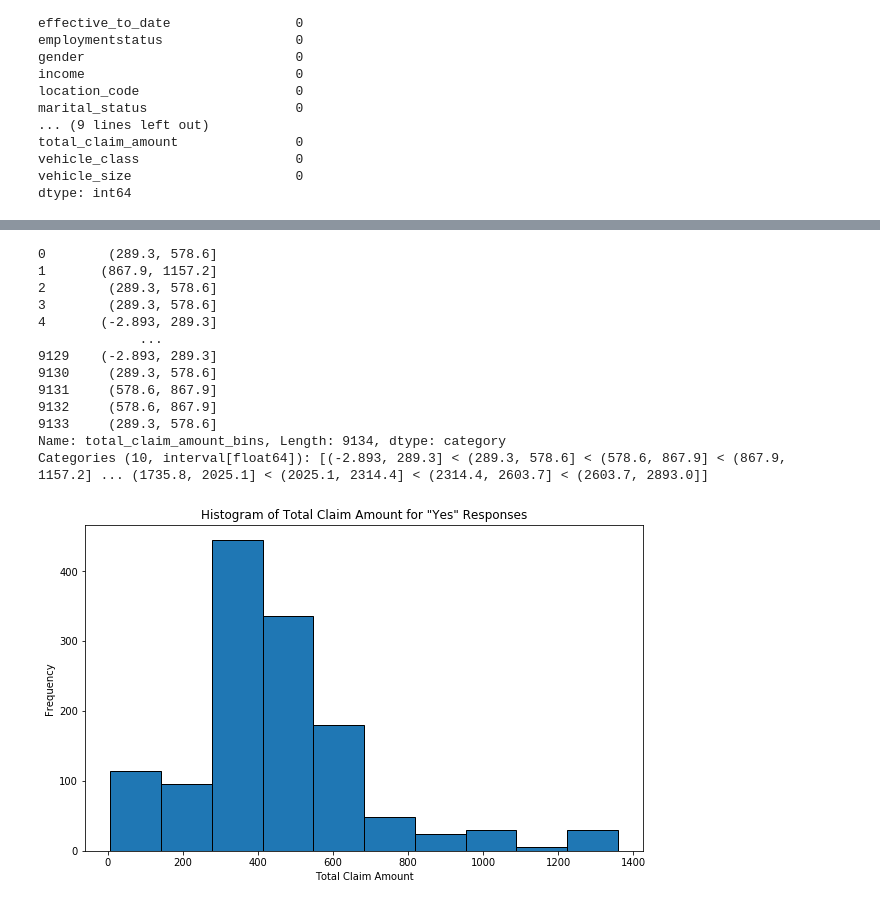
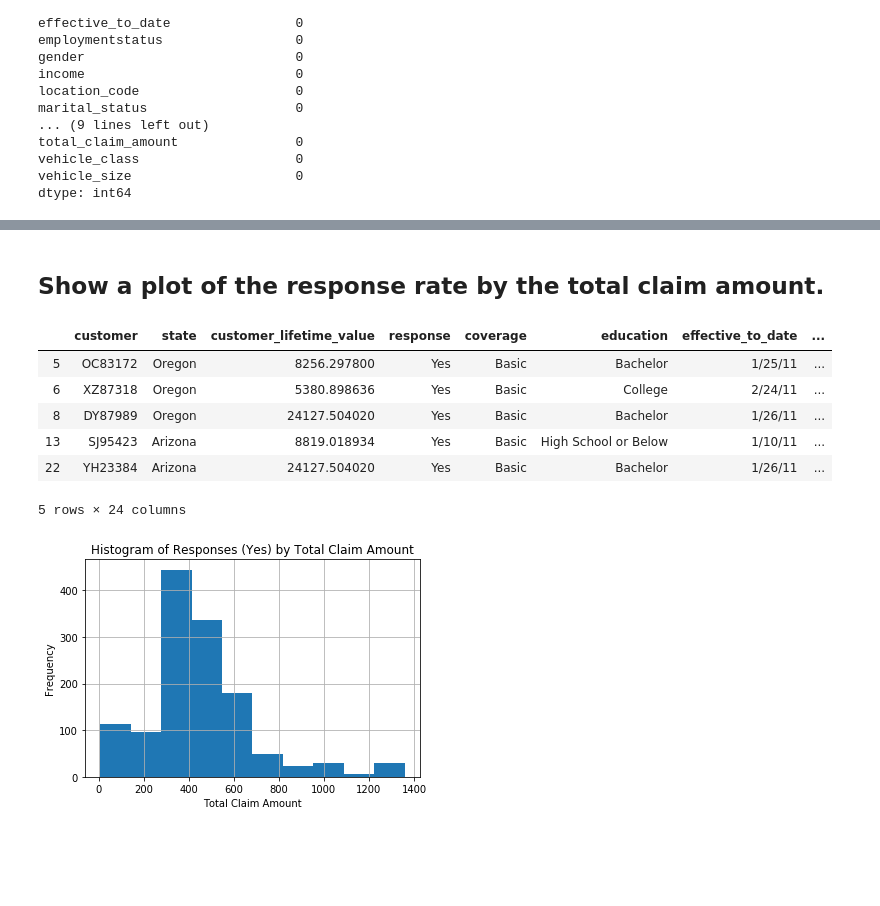
Before and after one commit to dooinn/lab-customer-analysis-round-3, a Jupyter notebook: lab-customer-analysis-round-3.ipynb, the cells around one changed output, grey strips where cells are left out. Saved outputs shown, nothing was run; the diff lists cells and outputs as text; code cells hidden in the pictures; blank space fills up the shorter version.

```diff
--- a/lab-customer-analysis-round-3.ipynb
+++ b/lab-customer-analysis-round-3.ipynb
@@ -82,2 +89,2 @@ plt.show()
 # %%
-response_rate = df[df['response'] == 'Yes'].groupby('sales_channel').size() / df.groupby('sales_channel').size()
+df_yes_response = df[(df['response']=='Yes')]
@@ -144,28 +109,20 @@ df['total_claim_amount_bins'] = pd.cut(df['total_claim_amount_round'], bins=10)
-# %%
-df['total_claim_amount_bins']
-# %% [output]
-0        (289.3, 578.6]
-1       (867.9, 1157.2]
-2        (289.3, 578.6]
-3        (289.3, 578.6]
-4       (-2.893, 289.3]
-             ...
-9129    (-2.893, 289.3]
-9130     (289.3, 578.6]
-9131     (578.6, 867.9]
-9132     (578.6, 867.9]
-9133     (289.3, 578.6]
-Name: total_claim_amount_bins, Length: 9134, dtype: category
-Categories (10, interval[float64]): [(-2.893, 289.3] < (289.3, 578.6] < (578.6, 867.9] < (867.9, 1157.2] ... (1735.8, 2025.1] < (2025.1, 2314.4] < (2314.4, 2603.7] < (2603.7, 2893.0]]
+# %% [markdown]
+## Show a plot of the response rate by the total claim amount.
+# %%
+df_yes_response.head()
+# %% [output]
+|  | customer | state | customer_lifetime_value | response | coverage | education | effective_to_date | ... |
+| 5 | OC83172 | Oregon | 8256.297800 | Yes | Basic | Bachelor | 1/25/11 | ... |
+| 6 | XZ87318 | Oregon | 5380.898636 | Yes | Basic | College | 2/24/11 | ... |
+| 8 | DY87989 | Oregon | 24127.504020 | Yes | Basic | Bachelor | 1/26/11 | ... |
+| 13 | SJ95423 | Arizona | 8819.018934 | Yes | Basic | High School or Below | 1/10/11 | ... |
+| 22 | YH23384 | Arizona | 24127.504020 | Yes | Basic | Bachelor | 1/26/11 | ... |
+5 rows × 24 columns
 # %%
-# Create a subset of your DataFrame where 'response' is 'Yes'
-subset = df[df['response'] == 'Yes']
-
-plt.figure(figsize=(10,6))
-plt.hist(subset['total_claim_amount'], bins=10, edgecolor='black')
+df_yes_response['total_claim_amount'].hist(bins=10)
 plt.xlabel('Total Claim Amount')
 plt.ylabel('Frequency')
-plt.title('Histogram of Total Claim Amount for "Yes" Responses')
+plt.title('Histogram of Responses (Yes) by Total Claim Amount')
 plt.show()
 # %% [output]
-[figure, old version]
+[figure, new version]
```
Also changed, not shown: parts of 16 cells of this notebook.
